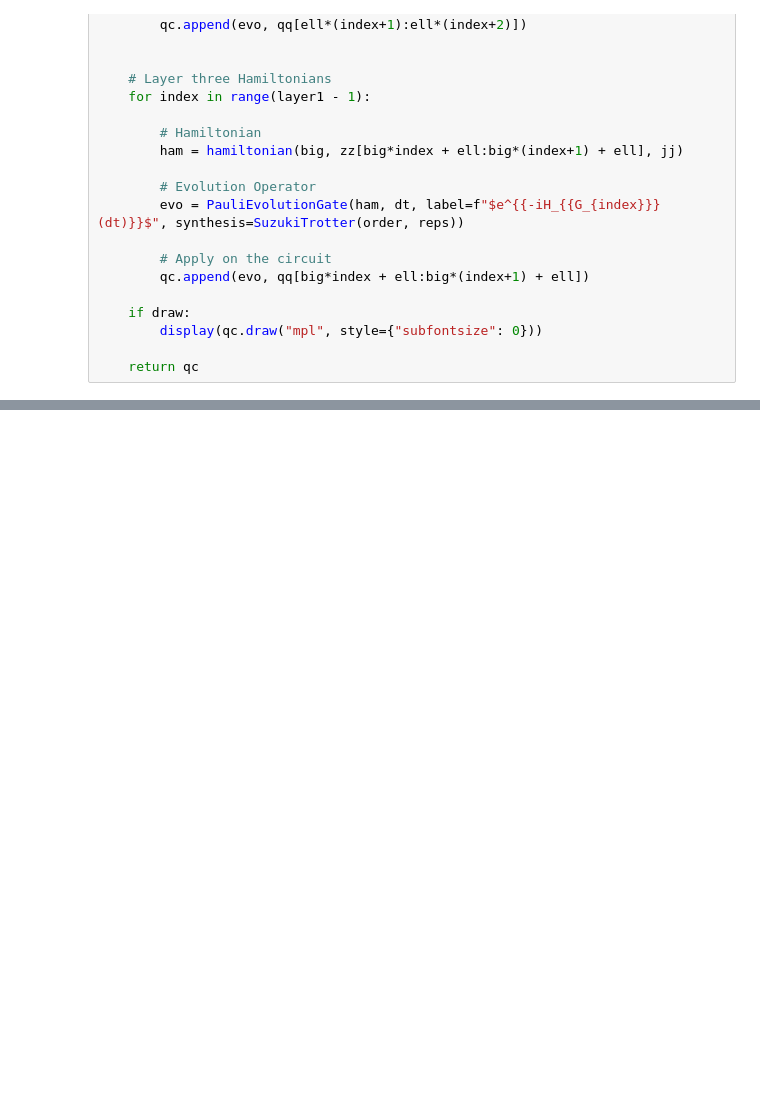
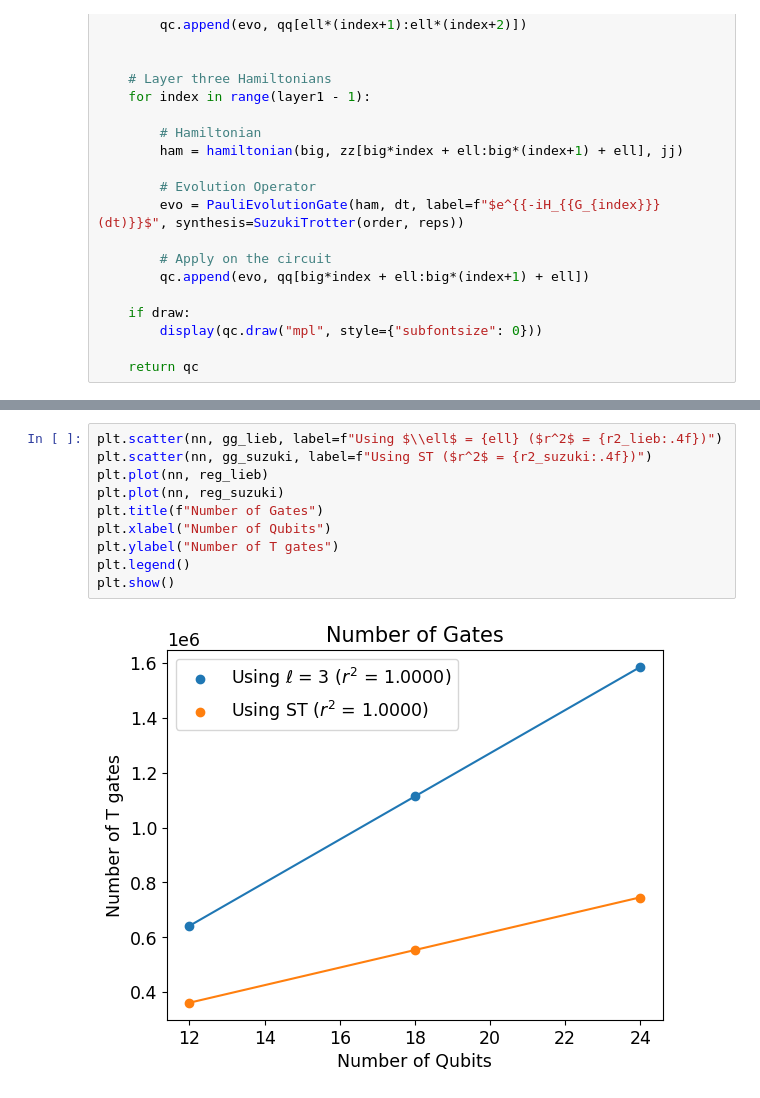
Before and after one commit to guilhermebaos/QUARMEN-Lessons, a Jupyter notebook: Quantum Algorithms/02-Final-Project.ipynb, the cells around one changed output, grey strips where cells are left out. Drawn from its saved outputs; the diff is of its cells as text; blank space fills up the shorter version.

```diff
--- a/Quantum Algorithms/02-Final-Project.ipynb
+++ b/Quantum Algorithms/02-Final-Project.ipynb
@@ -624,0 +657,12 @@ Equation Lieb: 78688.0x + -304221.66666666674
+# %%
+plt.scatter(nn, gg_lieb, label=f"Using $\\ell$ = {ell} ($r^2$ = {r2_lieb:.4f})")
+plt.scatter(nn, gg_suzuki, label=f"Using ST ($r^2$ = {r2_suzuki:.4f})")
+plt.plot(nn, reg_lieb)
+plt.plot(nn, reg_suzuki)
+plt.title(f"Number of Gates")
+plt.xlabel("Number of Qubits")
+plt.ylabel("Number of T gates")
+plt.legend()
+plt.show()
+# %% [output]
+[figure, added]
```
Also changed, not shown: parts of 4 cells of this notebook.
